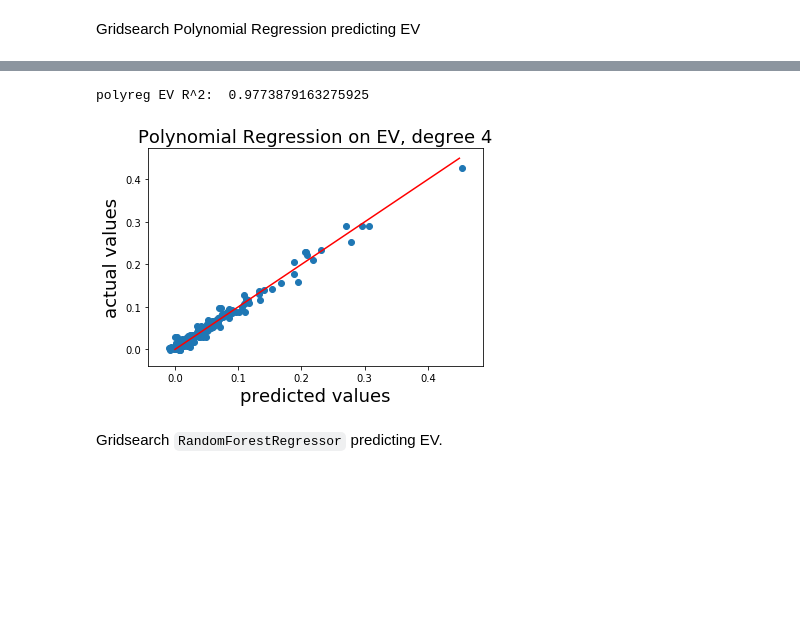
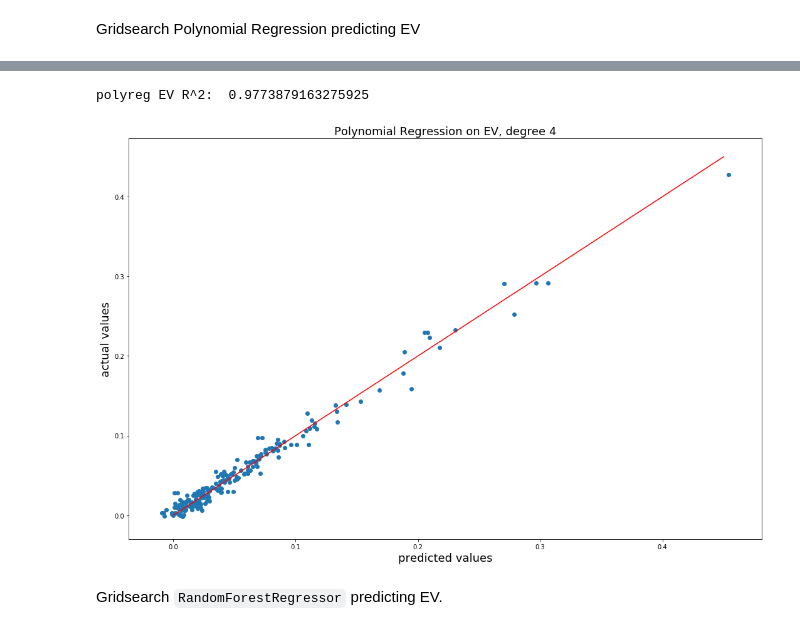
Before and after one commit to scatkinson/BlackjackSimulator, a Jupyter notebook: BlackjackML.ipynb, the cells around one changed output, grey strips where cells are left out. Cells and saved outputs as stored; diff of their text form; code cells hidden in the pictures; blank space fills up the shorter version.

Commit message:
resize plots

```diff
--- a/BlackjackML.ipynb
+++ b/BlackjackML.ipynb
@@ -19,23 +19,19 @@ Scott Atkinson
 import numpy as np
 import pandas as pd
 import matplotlib.pyplot as plt
-import seaborn as sns
-import scipy.stats as stats
 
 from sklearn.model_selection import train_test_split, GridSearchCV, cross_validate
 from sklearn.ensemble import RandomForestRegressor, GradientBoostingRegressor, AdaBoostRegressor
 from sklearn.linear_model import LinearRegression
-from sklearn.preprocessing import PolynomialFeatures, MinMaxScaler, RobustScaler, StandardScaler
+from sklearn.preprocessing import PolynomialFeatures
 from sklearn.metrics import r2_score
 from sklearn.pipeline import Pipeline
-from sklearn.neural_network import MLPRegressor
 
 
 
 import time
 import json
 
-plt.rcParams['figure.figsize'] = [15,10]
 
 import warnings
 warnings.filterwarnings('ignore')
@@ -376,21 +372,23 @@ polyreg_EV_df.sort_values('rank_test_score').head(1)
 # %%
 steps = [('poly',PolynomialFeatures(4)), ('lr', LinearRegression())]
 
 polyreg_EV = Pipeline(steps)
 polyreg_EV.fit(X_train,EV_train)
 EV_pred = polyreg_EV.predict(X_test)
 print('polyreg EV R^2: ', r2_score(EV_test,EV_pred))
 
+plt.figure(figsize=(15,10))
 plt.scatter(EV_pred, EV_test)
 plt.plot([0,0.45],[0,0.45], c='r')
 plt.title('Polynomial Regression on EV, degree 4',fontsize = 18)
 plt.xlabel('predicted values',fontsize = 18)
 plt.ylabel('actual values', fontsize = 18)
+plt.tight_layout()
 plt.savefig('plots/polyreg_EV.jpeg')
 plt.show()
 # %% [output]
 polyreg EV R^2:  0.9773879163275925
-[figure, old version]
+[figure, new version]
 # %% [markdown]
 Gridsearch `RandomForestRegressor` predicting EV.
 # %%
```
Also changed, not shown: parts of 6 cells of this notebook, 6 other files.
